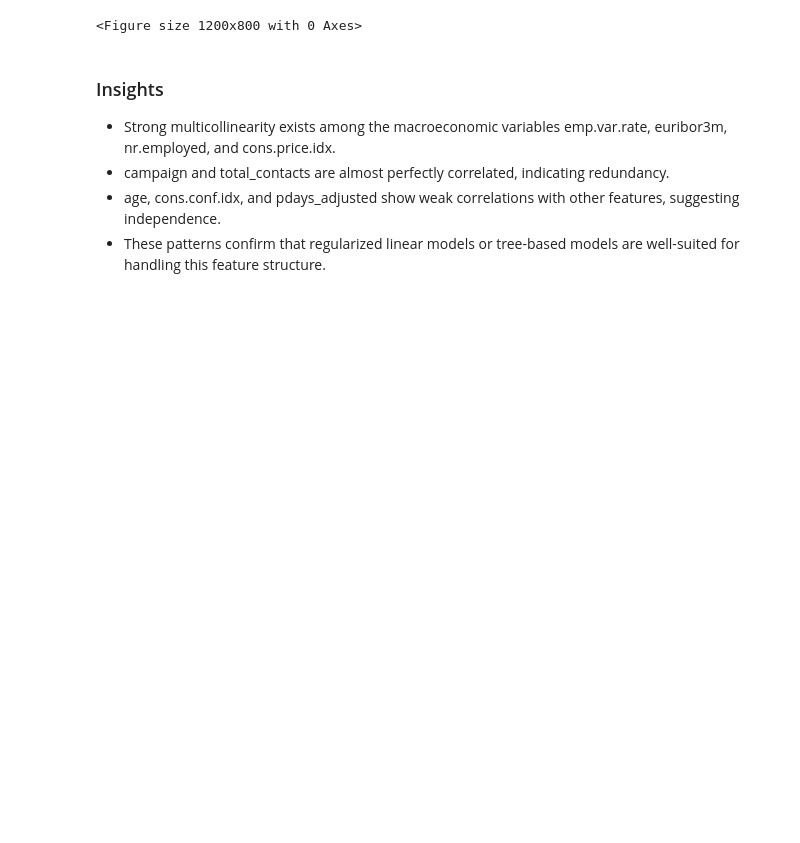
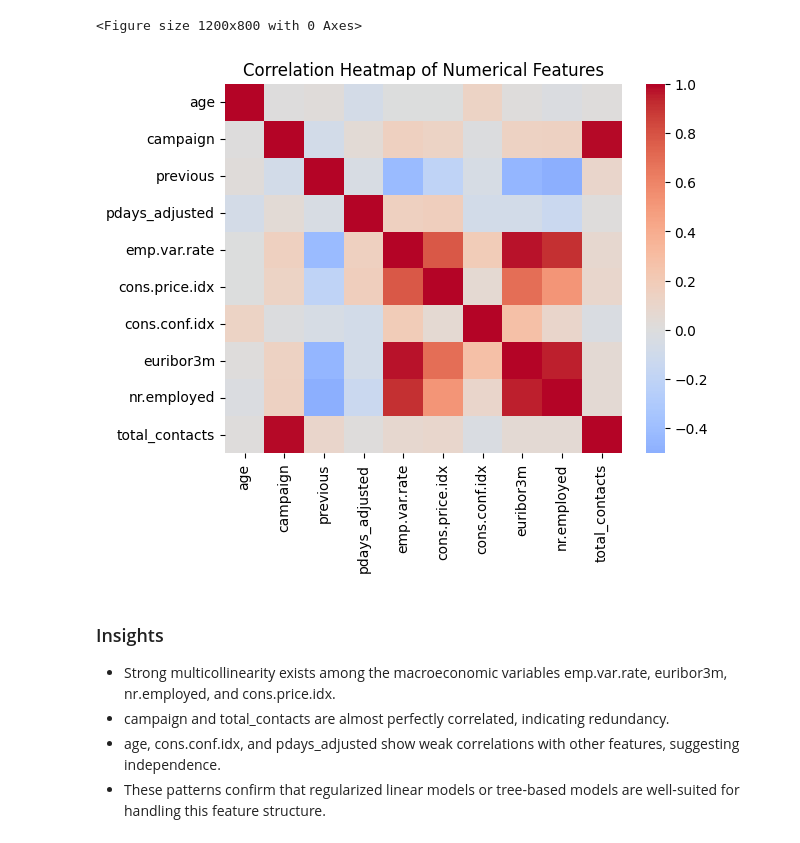
Before and after one commit to abduladebogun/Bank_Telemarketing_Campaigns_EDSB_Group_29, a Jupyter notebook: app.ipynb, the cells around one changed output. Cells and saved outputs as stored; diff of their text form; code cells hidden in the pictures; blank space fills up the shorter version.

```diff
--- a/app.ipynb
+++ b/app.ipynb
@@ -1421,6 +1394,13 @@ corr_matrix
 | nr.employed | -0.017607 | 0.144129 | -0.501411 | -0.136870 | 0.906949 | 0.521945 | 0.100679 | 0.945146 | ... |
 | total_contacts | 0.008961 | 0.984070 | 0.099305 | 0.012487 | 0.075504 | 0.091356 | -0.022715 | 0.053855 | ... |
 <Figure size 1200x800 with 0 Axes>
+# %%
+
+sns.heatmap(corr_matrix, annot=False, cmap="coolwarm", center=0)
+plt.title("Correlation Heatmap of Numerical Features")
+plt.show()
+# %% [output]
+[figure, added]
 # %% [markdown]
 ### Insights
 - Strong multicollinearity exists among the macroeconomic variables emp.var.rate, euribor3m, nr.employed, and cons.price.idx.
```
Also changed, not shown: parts of 32 cells of this notebook, 11 other files.
